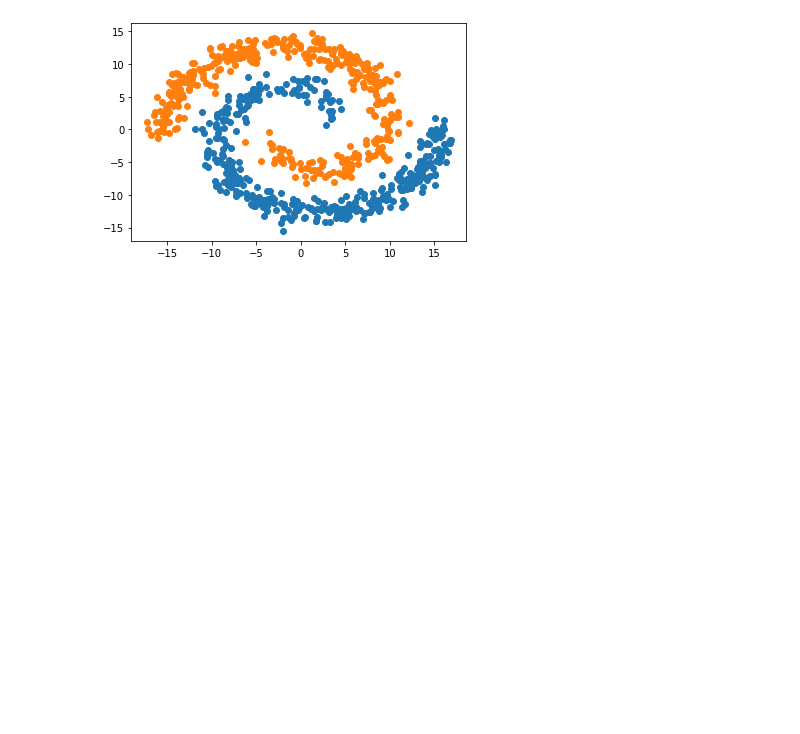
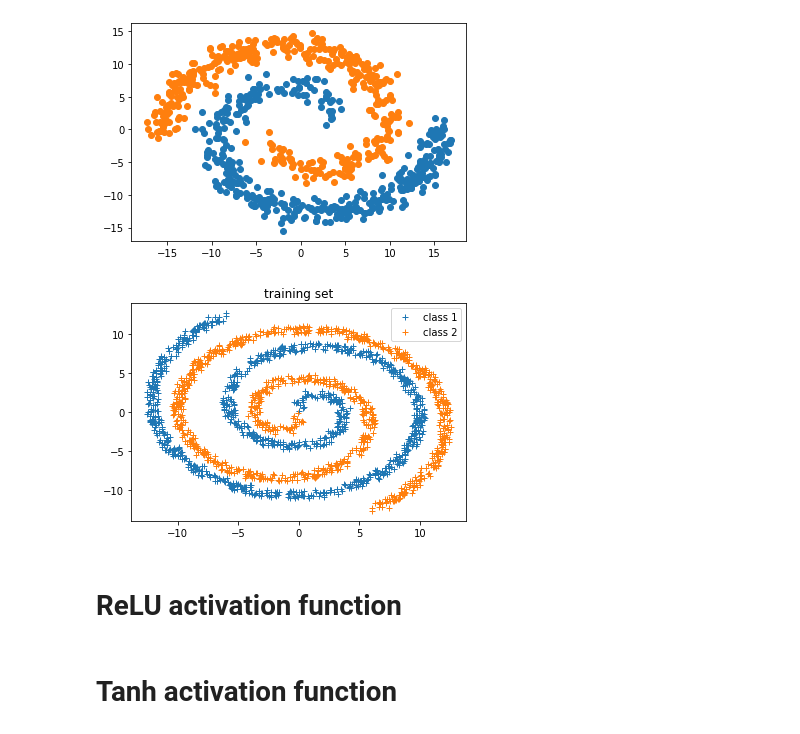
Before and after one commit to shartazkhan/COMPUTER-VISION-AND-PATTERN-RECOGNITION, a Jupyter notebook: Q1.ipynb, the cells around one changed output. Drawn from its saved outputs; the diff is of its cells as text; code cells hidden in the pictures; blank space fills up the shorter version.

```diff
--- a/Q1.ipynb
+++ b/Q1.ipynb
@@ -28,3 +28,30 @@ plt.scatter(x_b[:,0],x_b[:,1])
 plt.show()
 # %% [output]
 [figure]
+# %%
+import numpy as np
+import matplotlib.pyplot as plt
+
+def twospirals(n_points, noise=1):
+    """
+     Returns the two spirals dataset.
+    """
+    n = np.sqrt(np.random.rand(n_points,1)) * 780 * (2*np.pi)/360
+    d1x = -np.cos(n)*n + np.random.rand(n_points,1) * noise
+    d1y = np.sin(n)*n + np.random.rand(n_points,1) * noise
+    return (np.vstack((np.hstack((d1x,d1y)),np.hstack((-d1x,-d1y)))),
+            np.hstack((np.zeros(n_points),np.ones(n_points))))
+
+X, y = twospirals(1000)
+
+plt.title('training set')
+plt.plot(X[y==0,0], X[y==0,1], '+', label='class 1')
+plt.plot(X[y==1,0], X[y==1,1], '+', label='class 2')
+plt.legend()
+plt.show()
+XX=np.squeeze(np.asarray(X))
+YY=np.squeeze(np.asarray(y))
+# %% [output]
+[figure, added]
+# %% [markdown]
+# ReLU activation function
@@ -30,0 +111,2 @@ plt.show()
+# %% [markdown]
+# Tanh activation function
```
Also changed, not shown: parts of 5 cells of this notebook.
